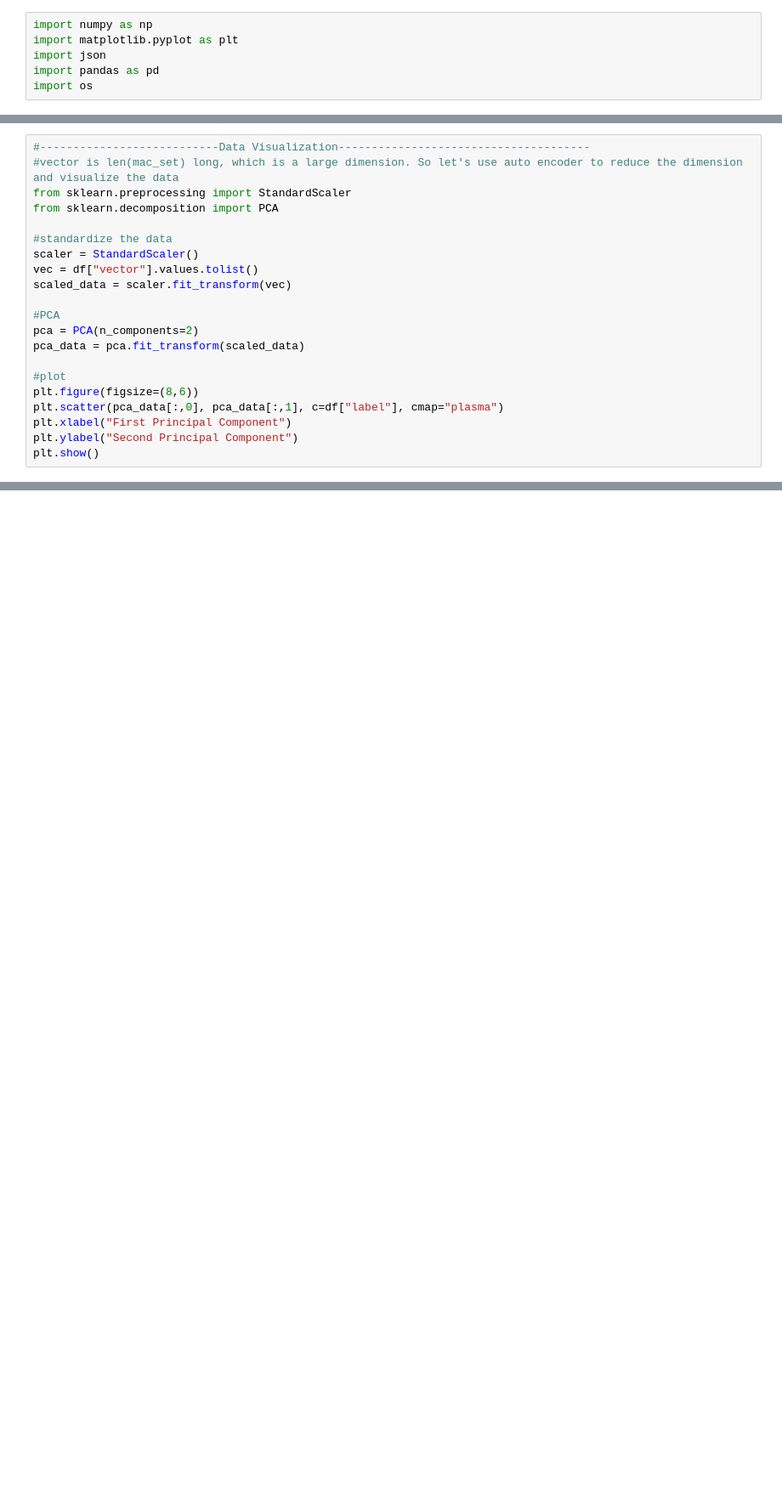
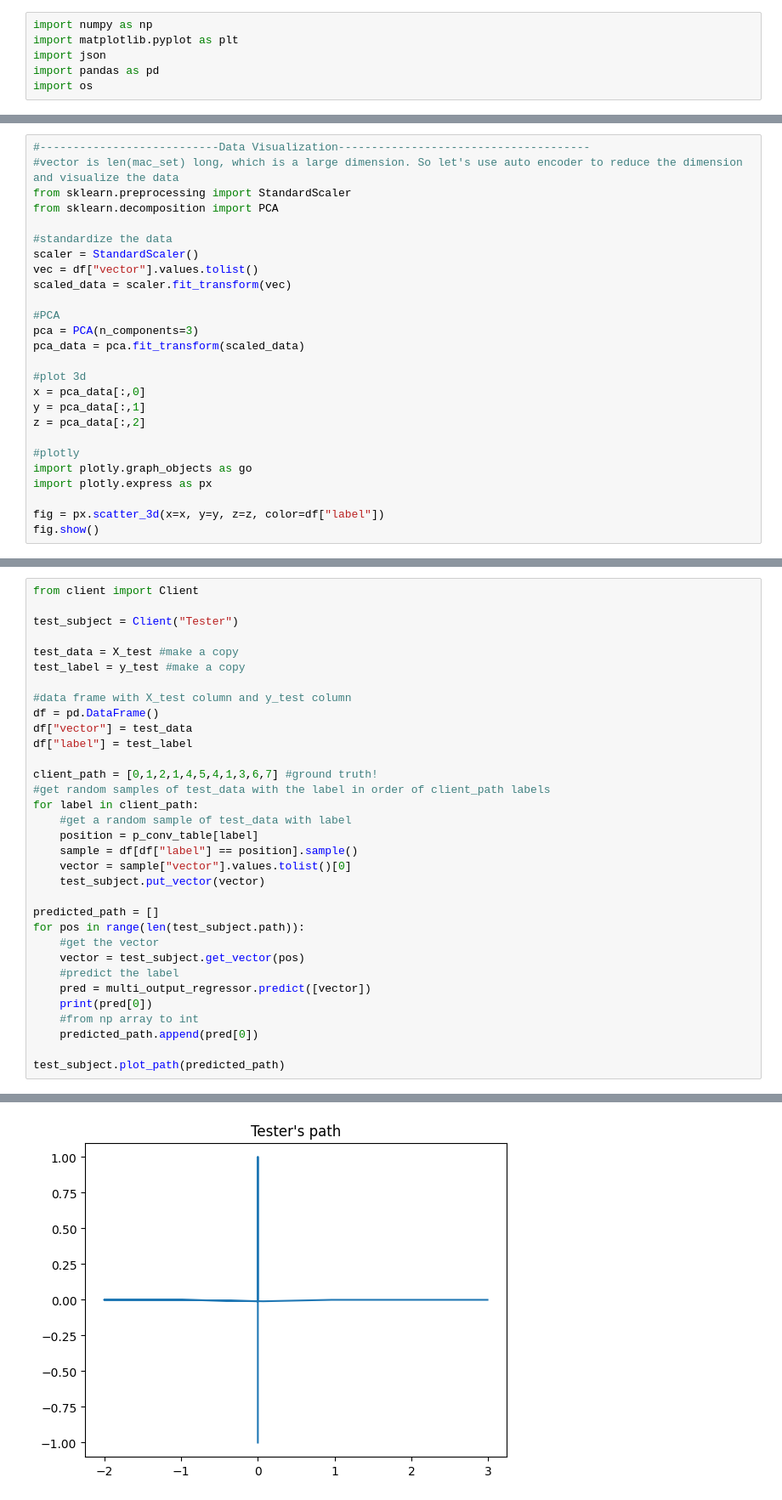
Before and after one commit to Scott5eo/WiFiLocalization, a Jupyter notebook: localizer.ipynb, the cells around one changed output, grey strips where cells are left out. Shown at 85% size. Drawn from its saved outputs; the diff is of its cells as text; blank space fills up the shorter version.

Commit message:
new file:   client.py 	modified:   localizer.ipynb

```diff
--- a/localizer.ipynb
+++ b/localizer.ipynb
@@ -73,12 +154,17 @@ vec = df["vector"].values.tolist()
 scaled_data = scaler.fit_transform(vec)
 
 #PCA
-pca = PCA(n_components=2)
+pca = PCA(n_components=3)
 pca_data = pca.fit_transform(scaled_data)
 
-#plot
-plt.figure(figsize=(8,6))
-plt.scatter(pca_data[:,0], pca_data[:,1], c=df["label"], cmap="plasma")
-plt.xlabel("First Principal Component")
-plt.ylabel("Second Principal Component")
-plt.show()
+#plot 3d
+x = pca_data[:,0]
+y = pca_data[:,1]
+z = pca_data[:,2]
+
+#plotly
+import plotly.graph_objects as go
+import plotly.express as px
+
+fig = px.scatter_3d(x=x, y=y, z=z, color=df["label"])
+fig.show()
@@ -118,0 +211,34 @@ plt.show()
+# %%
+from client import Client
+
+test_subject = Client("Tester")
+
+test_data = X_test #make a copy
+test_label = y_test #make a copy
+
+#data frame with X_test column and y_test column
+df = pd.DataFrame()
+df["vector"] = test_data
+df["label"] = test_label
+
+client_path = [0,1,2,1,4,5,4,1,3,6,7] #ground truth!
+#get random samples of test_data with the label in order of client_path labels
+for label in client_path:
+    #get a random sample of test_data with label
+    position = p_conv_table[label]
+    sample = df[df["label"] == position].sample()
+    vector = sample["vector"].values.tolist()[0]
+    test_subject.put_vector(vector)
+
+predicted_path = []
+for pos in range(len(test_subject.path)):
+    #get the vector
+    vector = test_subject.get_vector(pos)
+    #predict the label
+    pred = multi_output_regressor.predict([vector])
+    print(pred[0])
+    #from np array to int
+    predicted_path.append(pred[0])
+
+test_subject.plot_path(predicted_path)
+# %% [output]
@@ -118,0 +256 @@ plt.show()
+[figure, added]
```
Also changed, not shown: parts of 11 cells of this notebook, 1 other file.
